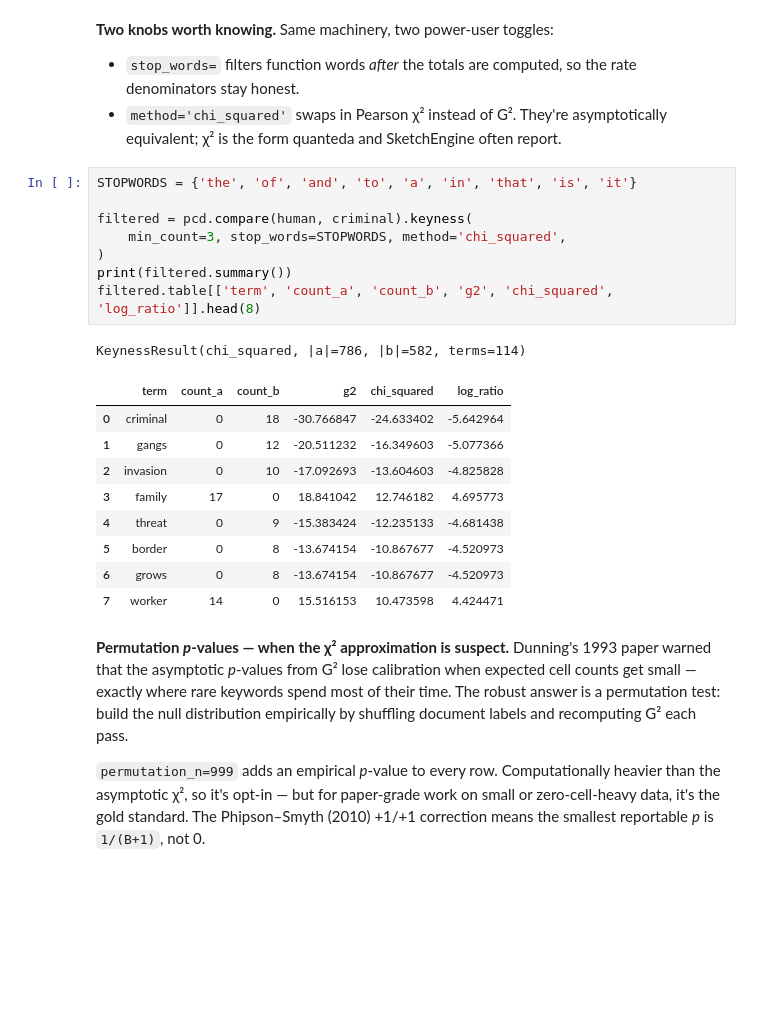
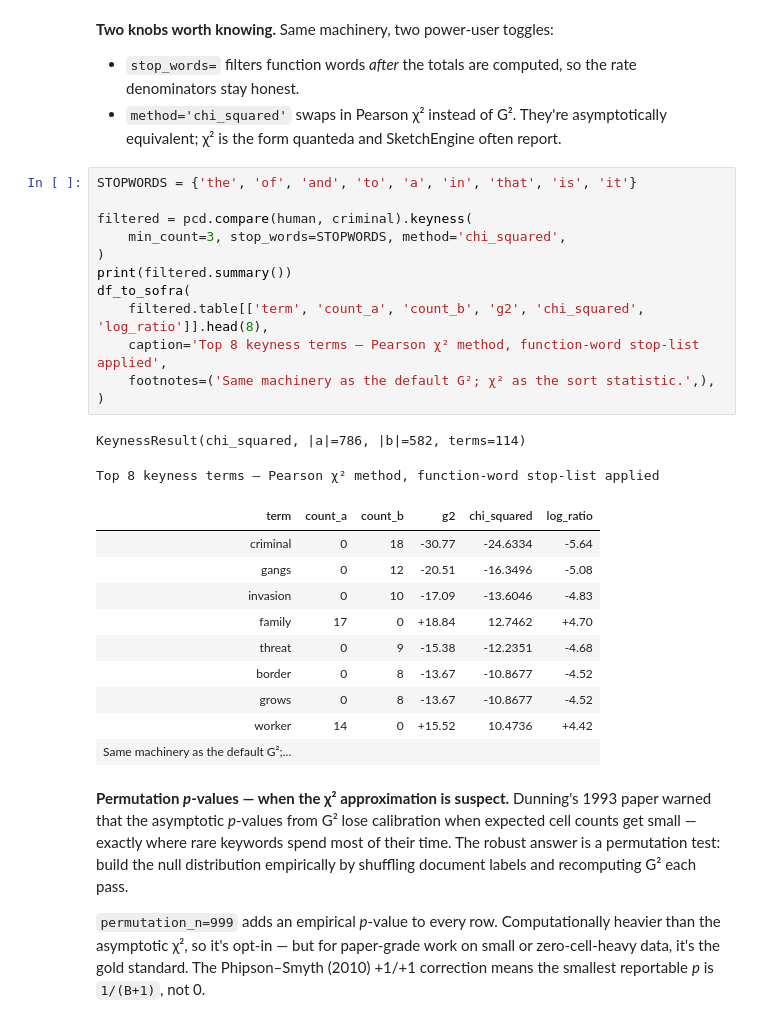
Before and after one commit to jturner-uofl/pycorpdiff, a Jupyter notebook: examples/pycorpdiff_showcase.ipynb, the cells around one changed output. Saved outputs shown, nothing was run; the diff lists cells and outputs as text; blank space fills up the shorter version.

```diff
--- a/examples/pycorpdiff_showcase.ipynb
+++ b/examples/pycorpdiff_showcase.ipynb
@@ -195,22 +256,28 @@ https://altair-viz.github.io/user_guide/display_frontends.html#troubleshooting
 # %%
 STOPWORDS = {'the', 'of', 'and', 'to', 'a', 'in', 'that', 'is', 'it'}
 
 filtered = pcd.compare(human, criminal).keyness(
     min_count=3, stop_words=STOPWORDS, method='chi_squared',
 )
 print(filtered.summary())
-filtered.table[['term', 'count_a', 'count_b', 'g2', 'chi_squared', 'log_ratio']].head(8)
+df_to_sofra(
+    filtered.table[['term', 'count_a', 'count_b', 'g2', 'chi_squared', 'log_ratio']].head(8),
+    caption='Top 8 keyness terms — Pearson χ² method, function-word stop-list applied',
+    footnotes=('Same machinery as the default G²; χ² as the sort statistic.',),
+)
 # %% [output]
 KeynessResult(chi_squared, |a|=786, |b|=582, terms=114)
+Top 8 keyness terms — Pearson χ² method, function-word stop-list applied
-|  | term | count_a | count_b | g2 | chi_squared | log_ratio |
-| 0 | criminal | 0 | 18 | -30.766847 | -24.633402 | -5.642964 |
-| 1 | gangs | 0 | 12 | -20.511232 | -16.349603 | -5.077366 |
-| 2 | invasion | 0 | 10 | -17.092693 | -13.604603 | -4.825828 |
-| 3 | family | 17 | 0 | 18.841042 | 12.746182 | 4.695773 |
-| 4 | threat | 0 | 9 | -15.383424 | -12.235133 | -4.681438 |
-| 5 | border | 0 | 8 | -13.674154 | -10.867677 | -4.520973 |
-| 6 | grows | 0 | 8 | -13.674154 | -10.867677 | -4.520973 |
-| 7 | worker | 14 | 0 | 15.516153 | 10.473598 | 4.424471 |
+| term | count_a | count_b | g2 | chi_squared | log_ratio |
+| criminal | 0 | 18 | -30.77 | -24.6334 | -5.64 |
+| gangs | 0 | 12 | -20.51 | -16.3496 | -5.08 |
+| invasion | 0 | 10 | -17.09 | -13.6046 | -4.83 |
+| family | 17 | 0 | +18.84 | 12.7462 | +4.70 |
+| threat | 0 | 9 | -15.38 | -12.2351 | -4.68 |
+| border | 0 | 8 | -13.67 | -10.8677 | -4.52 |
+| grows | 0 | 8 | -13.67 | -10.8677 | -4.52 |
+| worker | 14 | 0 | +15.52 | 10.4736 | +4.42 |
+| Same machinery as the default G²;... |  |  |  |  |  |
 # %% [markdown]
 **Permutation *p*-values — when the χ² approximation is suspect.** Dunning's 1993 paper warned that the asymptotic *p*-values from G² lose calibration when expected cell counts get small — exactly where rare keywords spend most of their time. The robust answer is a permutation test: build the null distribution empirically by shuffling document labels and recomputing G² each pass.
 
```
Also changed, not shown: parts of 10 cells of this notebook, 2 other files.
